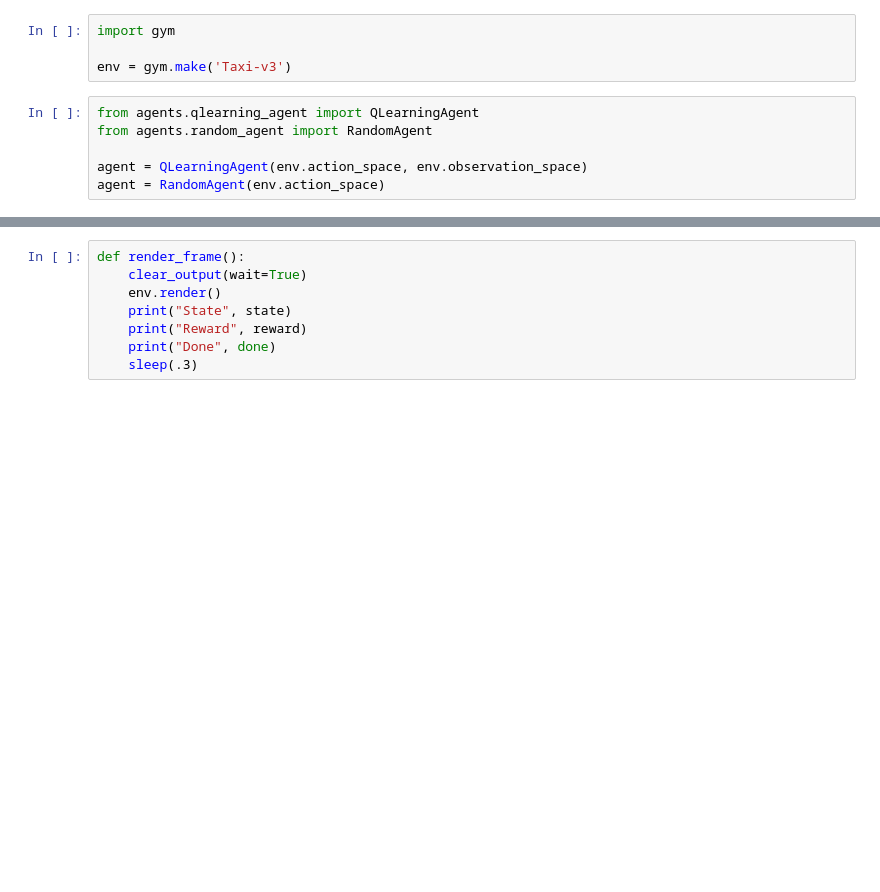
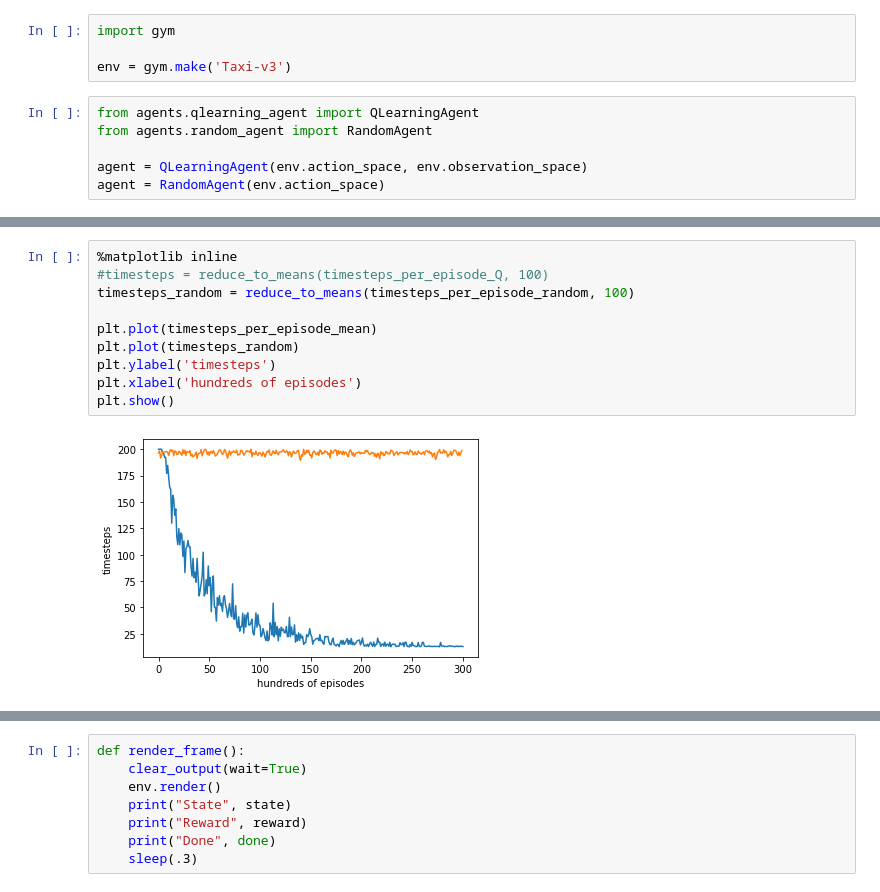
Before and after one commit to ranzuh/taxi-rl, a Jupyter notebook: notebook.ipynb, the cells around one changed output, grey strips where cells are left out. Saved outputs shown, nothing was run; the diff lists cells and outputs as text; blank space fills up the shorter version.

```diff
--- a/notebook.ipynb
+++ b/notebook.ipynb
@@ -127,0 +171,12 @@ plt.show()
+# %%
+%matplotlib inline
+#timesteps = reduce_to_means(timesteps_per_episode_Q, 100)
+timesteps_random = reduce_to_means(timesteps_per_episode_random, 100)
+
+plt.plot(timesteps_per_episode_mean)
+plt.plot(timesteps_random)
+plt.ylabel('timesteps')
+plt.xlabel('hundreds of episodes')
+plt.show()
+# %% [output]
+[figure, added]
```
Also changed, not shown: parts of 9 cells of this notebook, 2 other files.
